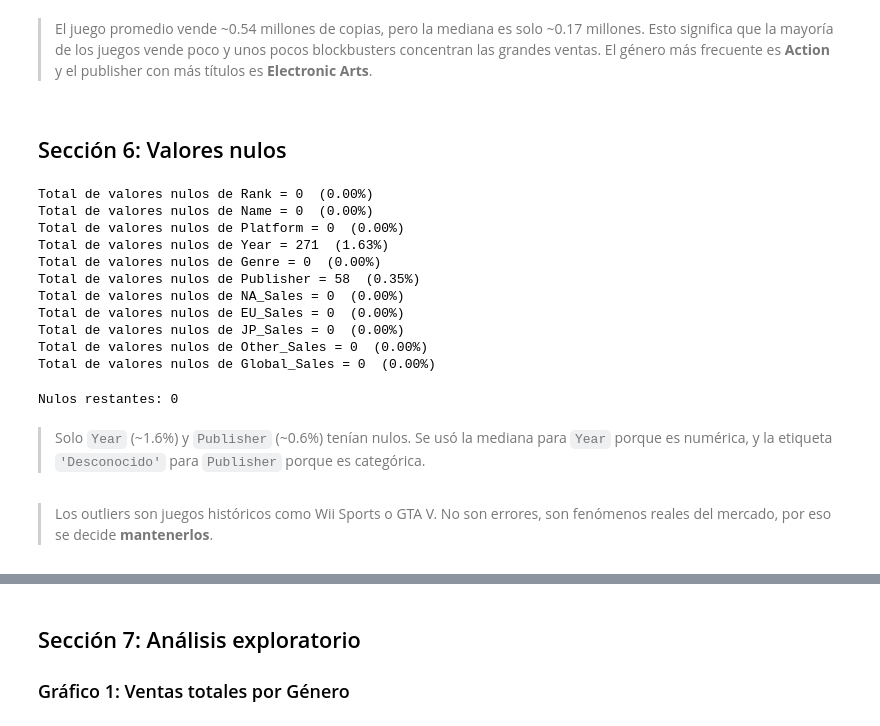
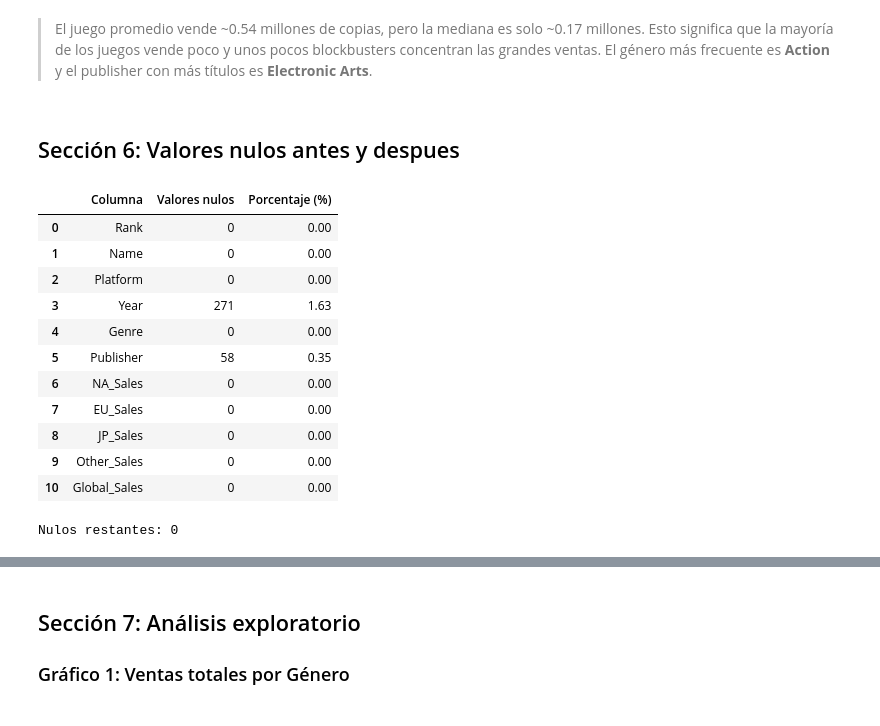
Before and after one commit to KaRaMbIIt/Mineria_De_Datos_VideoGameSales, a Jupyter notebook: Ev_1_Mineria_de_Datos.ipynb, the cells around one changed output, grey strips where cells are left out. Cells and saved outputs as stored; diff of their text form; code cells hidden in the pictures.

```diff
--- a/Ev_1_Mineria_de_Datos.ipynb
+++ b/Ev_1_Mineria_de_Datos.ipynb
@@ -148,23 +148,28 @@ display(df.describe(include='object'))
 # %% [markdown]
 > El juego promedio vende ~0.54 millones de copias, pero la mediana es solo ~0.17 millones. Esto significa que la mayoría de los juegos vende poco y unos pocos blockbusters concentran las grandes ventas. El género más frecuente es **Action** y el publisher con más títulos es **Electronic Arts**.
 # %% [markdown]
-## Sección 6: Valores nulos
+## Sección 6: Valores nulos antes y despues
-# %%
-for col in df.columns:
-    n = df[col].isna().sum()
-    print(f'Total de valores nulos de {col} = {n}  ({n/len(df)*100:.2f}%)')
-# %% [output]
-Total de valores nulos de Rank = 0  (0.00%)
-Total de valores nulos de Name = 0  (0.00%)
-Total de valores nulos de Platform = 0  (0.00%)
-Total de valores nulos de Year = 271  (1.63%)
-Total de valores nulos de Genre = 0  (0.00%)
-Total de valores nulos de Publisher = 58  (0.35%)
-Total de valores nulos de NA_Sales = 0  (0.00%)
-Total de valores nulos de EU_Sales = 0  (0.00%)
-Total de valores nulos de JP_Sales = 0  (0.00%)
-Total de valores nulos de Other_Sales = 0  (0.00%)
-Total de valores nulos de Global_Sales = 0  (0.00%)
+# %%
+nulos_antes = pd.DataFrame({
+    'Columna': df.columns,
+    'Valores nulos': df.isnull().sum().values,
+    'Porcentaje (%)': ((df.isnull().sum() / len(df)) * 100).round(2).values
+})
+
+display(nulos_antes)
+# %% [output]
+|  | Columna | Valores nulos | Porcentaje (%) |
+| 0 | Rank | 0 | 0.00 |
+| 1 | Name | 0 | 0.00 |
+| 2 | Platform | 0 | 0.00 |
+| 3 | Year | 271 | 1.63 |
+| 4 | Genre | 0 | 0.00 |
+| 5 | Publisher | 58 | 0.35 |
+| 6 | NA_Sales | 0 | 0.00 |
+| 7 | EU_Sales | 0 | 0.00 |
+| 8 | JP_Sales | 0 | 0.00 |
+| 9 | Other_Sales | 0 | 0.00 |
+| 10 | Global_Sales | 0 | 0.00 |
 # %%
 # Year → mediana (variable numérica)
 df['Year'] = df['Year'].fillna(df['Year'].median())
@@ -176,7 +181,3 @@ df['Publisher'] = df['Publisher'].fillna('Desconocido')
 print(f'Nulos restantes: {df.isnull().sum().sum()}')
 # %% [output]
 Nulos restantes: 0
-# %% [markdown]
-> Solo `Year` (~1.6%) y `Publisher` (~0.6%) tenían nulos. Se usó la mediana para `Year` porque es numérica, y la etiqueta `'Desconocido'` para `Publisher` porque es categórica.
-# %% [markdown]
-> Los outliers son juegos históricos como Wii Sports o GTA V. No son errores, son fenómenos reales del mercado, por eso se decide **mantenerlos**.
```
Also changed, not shown: parts of 5 cells of this notebook.
